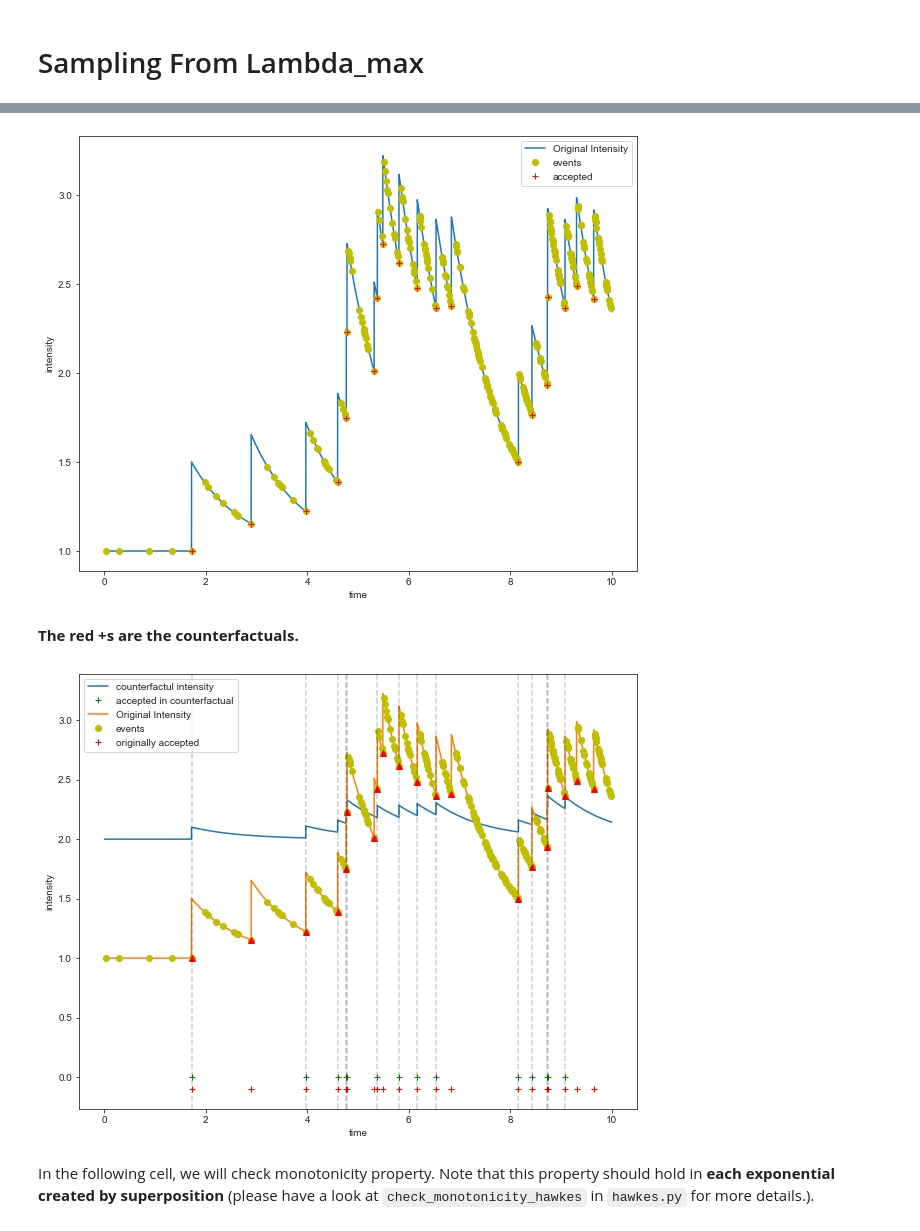
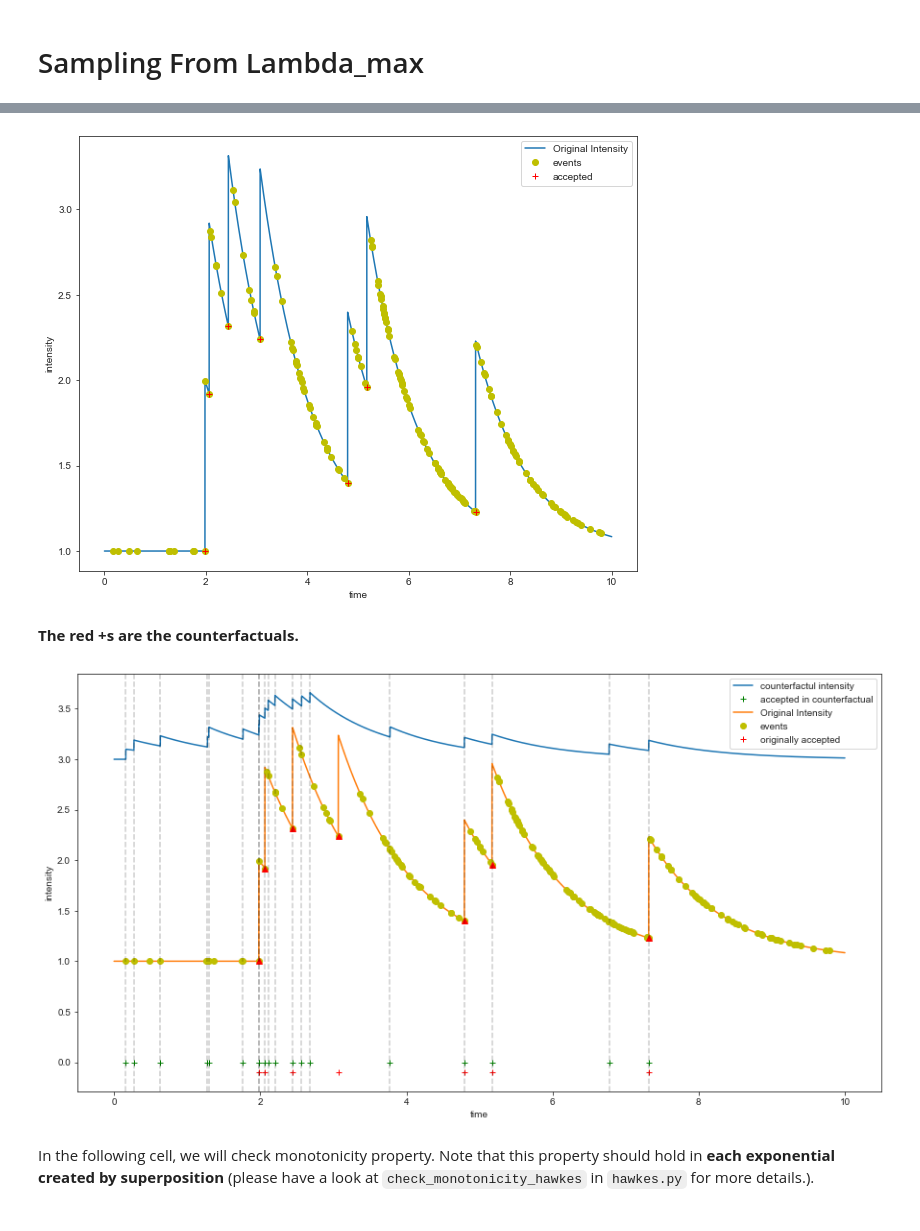
Before and after one commit to Networks-Learning/counterfactual-tpp, a Jupyter notebook: src/hawkes/hawkes.ipynb, the cells around one changed output, grey strips where cells are left out. Saved outputs shown, nothing was run; the diff lists cells and outputs as text; code cells hidden in the pictures.

```diff
--- a/src/hawkes/hawkes.ipynb
+++ b/src/hawkes/hawkes.ipynb
@@ -12,11 +12,11 @@ from counterfactual_tpp import sample_counterfactual, check_monotonicity
 # %%
 # required parameters
 mu0 = 1
-alpha = 0.5
+alpha = 1
 w = 1
-lambda_max = 4
+lambda_max = 5
 T = 10
-maxNev = 50
+maxNev = 25
 def constant1(x): return mu0
 # sampling from hawkes using the superposition property
 initial_sample, indicators = thinning_T(0, constant1, lambda_max, maxNev, T)
@@ -33,6 +33,6 @@ plt.figure(figsize=(10, 8))
 tvec, l_t = plotHawkes(sampled_events, mu0, alpha, w, T, 10000.0, label= 'intensity', color = 'r+', legend= 'accepted')
 plt.plot(sampled_events, sampled_lambdas, 'r^')
 plt.legend()
-plt.savefig('superposition.pdf')
+# plt.savefig('superposition.pdf')
 plt.show()
 # %% [output]
@@ -49,31 +49,31 @@ plt.plot(sampled_events,sampled_lambdas, 'r+', label = 'accepted')
 plt.xlabel('time')
 plt.ylabel('intensity')
 plt.legend()
-plt.savefig('all_events.pdf', dpi = 900)
+# plt.savefig('all_events.pdf', dpi = 900)
 # %% [output]
-[figure, old version]
+[figure, new version]
 # %%
 # sampling from the counterfactual intensity.
-new_mu0 = 2
+new_mu0 = 3
 new_alpha = 0.1
 real_counterfactuals = sample_counterfactual_superposition(mu0, alpha, new_mu0, new_alpha, all_events, lambda_max, maxNev, w, T)
 # %% [markdown]
 **The red +s are the counterfactuals.**
 # %%
-plt.figure(figsize=(10, 8))
+plt.figure(figsize=(15, 8))
 plotHawkes(np.array(real_counterfactuals), new_mu0, new_alpha, w, T, 10000.0, label= 'counterfactul intensity', color = 'g+', legend= 'accepted in counterfactual')
 plt.plot(tvec, l_t, label = 'Original Intensity')
 plt.plot(all_samples, all_lambdas, 'oy', label = 'events')
 plt.plot(sampled_events,sampled_lambdas, 'r^')
 plt.plot(sampled_events,np.full(len(sampled_events), -0.1), 'r+', label = 'originally accepted')
 for xc in real_counterfactuals:
     plt.axvline(x=xc, color = 'k', ls = '--', alpha = 0.2)
 plt.xlabel('time')
 plt.ylabel('intensity')
 plt.legend()
-plt.savefig('counterfactuals.pdf', dpi = 900)
+# plt.savefig('counterfactuals.pdf', dpi = 900)
 # %% [output]
-[figure, old version]
+[figure, new version]
 # %% [markdown]
 In the following cell, we will check monotonicity property. Note that this property should hold in **each exponential created by superposition** (please have a look at `check_monotonicity_hawkes` in `hawkes.py` for more details.).
 # %%
```
Also changed, not shown: parts of 6 cells of this notebook.
